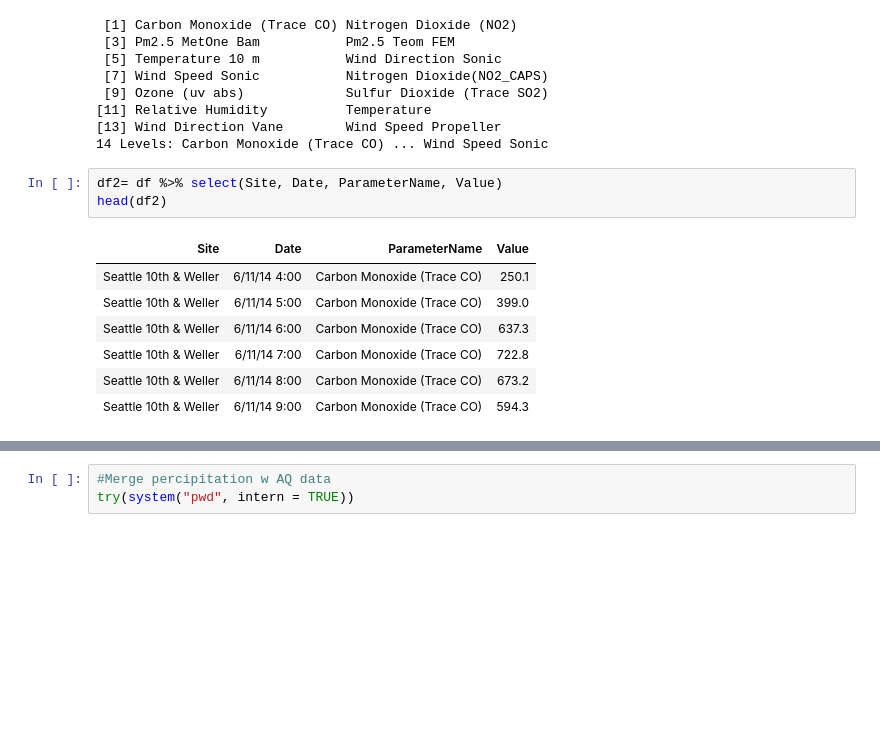
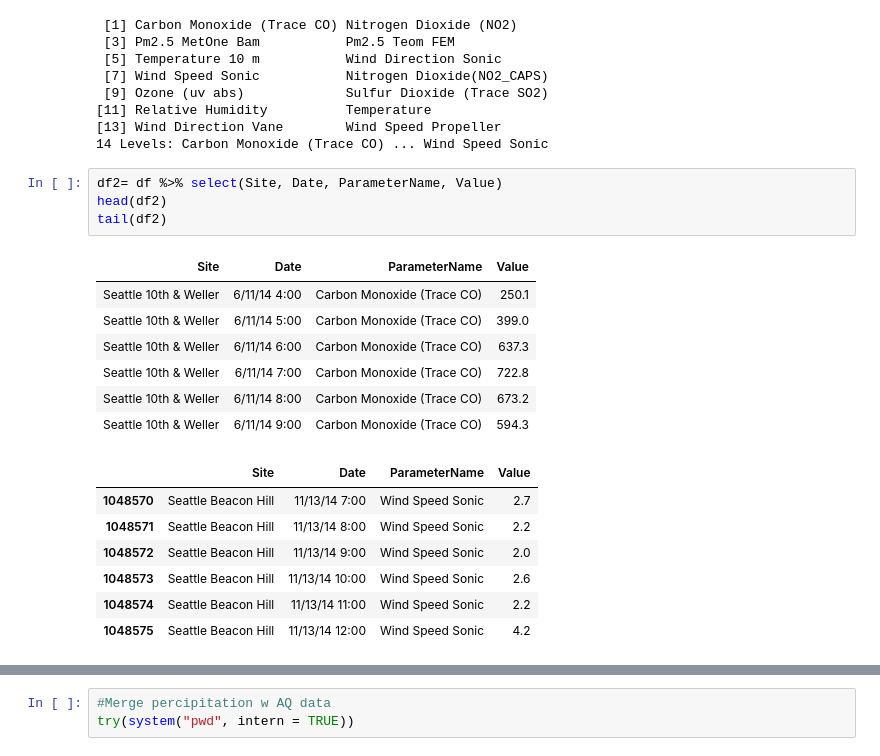
Before and after one commit to aworthyperson/Bike_Counters_Air_Quality, a Jupyter notebook: R_Notebook_bikes_AW.ipynb, the cells around one changed output, grey strips where cells are left out. Saved outputs shown, nothing was run; the diff lists cells and outputs as text; blank space fills up the shorter version.

```diff
--- a/R_Notebook_bikes_AW.ipynb
+++ b/R_Notebook_bikes_AW.ipynb
@@ -143,14 +143,22 @@ unique(df$ParameterName)
 # %%
 df2= df %>% select(Site, Date, ParameterName, Value)
 head(df2)
+tail(df2)
 # %% [output]
 | Site | Date | ParameterName | Value |
 | Seattle 10th & Weller | 6/11/14 4:00 | Carbon Monoxide (Trace CO) | 250.1 |
 | Seattle 10th & Weller | 6/11/14 5:00 | Carbon Monoxide (Trace CO) | 399.0 |
 | Seattle 10th & Weller | 6/11/14 6:00 | Carbon Monoxide (Trace CO) | 637.3 |
 | Seattle 10th & Weller | 6/11/14 7:00 | Carbon Monoxide (Trace CO) | 722.8 |
 | Seattle 10th & Weller | 6/11/14 8:00 | Carbon Monoxide (Trace CO) | 673.2 |
 | Seattle 10th & Weller | 6/11/14 9:00 | Carbon Monoxide (Trace CO) | 594.3 |
+|  | Site | Date | ParameterName | Value |
+| 1048570 | Seattle Beacon Hill | 11/13/14 7:00 | Wind Speed Sonic | 2.7 |
+| 1048571 | Seattle Beacon Hill | 11/13/14 8:00 | Wind Speed Sonic | 2.2 |
+| 1048572 | Seattle Beacon Hill | 11/13/14 9:00 | Wind Speed Sonic | 2.0 |
+| 1048573 | Seattle Beacon Hill | 11/13/14 10:00 | Wind Speed Sonic | 2.6 |
+| 1048574 | Seattle Beacon Hill | 11/13/14 11:00 | Wind Speed Sonic | 2.2 |
+| 1048575 | Seattle Beacon Hill | 11/13/14 12:00 | Wind Speed Sonic | 4.2 |
 # %%
 wide = df2 %>%
     spread(ParameterName, Value)
```
Also changed, not shown: parts of 6 cells of this notebook, 3 other files.
